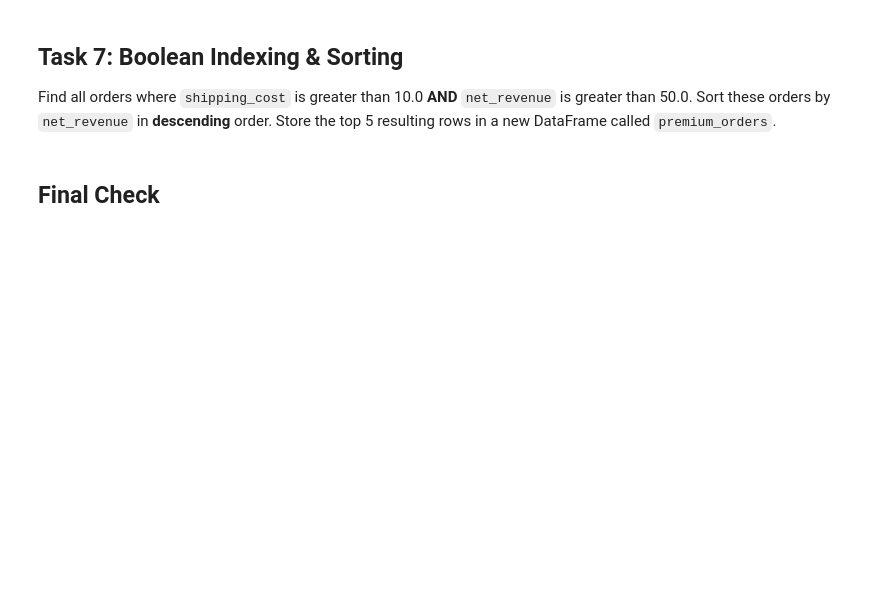
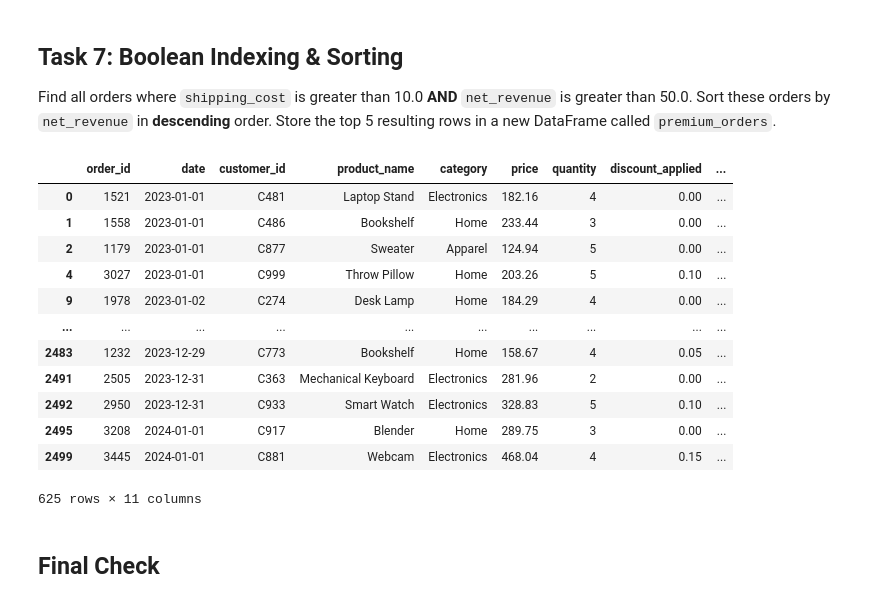
Before and after one commit to sst-cs/dst-assignment-2, a Jupyter notebook: assignment.ipynb, the cells around one changed output. Cells and saved outputs as stored; diff of their text form; code cells hidden in the pictures; blank space fills up the shorter version.

```diff
--- a/assignment.ipynb
+++ b/assignment.ipynb
@@ -13,10 +13,12 @@ Generate summary statistics for numerical columns using the `.describe()` method
 Find the number of unique values in the `category` column and store it in `unique_categories_count`.
 # %%
 # TODO
-df = None
-df_shape = None
-df_describe = None
-unique_categories_count = None
+df = pd.read_csv('/content/ecommerce_sales.csv')
+df_shape = df.shape
+
+df_describe = df.describe()
+
+unique_categories_count = df['category'].nunique()
 
 print(f"Shape: {df_shape}")
 print(f"Unique categories: {unique_categories_count}")
@@ -26,9 +40,9 @@ display(df_describe)
 Identify rows that have missing values. Create a boolean mask indicating rows with any missing values and store it in `has_missing`.
 Fill any missing values in the `discount_applied` column with `0.0`. Modify `df` in place.
 # %%
-# TODO
-has_missing = None
-# fill missing values in discount_applied here
+has_missing = df.isnull().any()
+
+df['discount_applied'] = df['discount_applied'].fillna(0)
 # %% [markdown]
 ## Task 3: NumPy Array Operations
 Extract the `price` and `quantity` columns as NumPy arrays.
@@ -42,6 +58,6 @@ print(gross_cost_array[:5])
 Create a new column in `df` called `net_revenue`.
 The formula is: `(price * quantity) * (1 - discount_applied) + shipping_cost`
 # %%
-# TODO
-# create net_revenue column here
+df['net_revenue'] = (df['price'] * df['quantity'] * (1 - df['discount_applied'])) + df['shipping_cost']
+
 df[['price', 'quantity', 'discount_applied', 'shipping_cost', 'net_revenue']].head()
@@ -68,9 +104,23 @@ Find all orders where `shipping_cost` is greater than 10.0 **AND** `net_revenue`
 Sort these orders by `net_revenue` in **descending** order.
 Store the top 5 resulting rows in a new DataFrame called `premium_orders`.
 # %%
-# TODO
-premium_orders = None
+threshold = df['net_revenue'].quantile(0.75)
+premium_orders = df[df['net_revenue'] > threshold]
 premium_orders
+# %% [output]
+|  | order_id | date | customer_id | product_name | category | price | quantity | discount_applied | ... |
+| 0 | 1521 | 2023-01-01 | C481 | Laptop Stand | Electronics | 182.16 | 4 | 0.00 | ... |
+| 1 | 1558 | 2023-01-01 | C486 | Bookshelf | Home | 233.44 | 3 | 0.00 | ... |
+| 2 | 1179 | 2023-01-01 | C877 | Sweater | Apparel | 124.94 | 5 | 0.00 | ... |
+| 4 | 3027 | 2023-01-01 | C999 | Throw Pillow | Home | 203.26 | 5 | 0.10 | ... |
+| 9 | 1978 | 2023-01-02 | C274 | Desk Lamp | Home | 184.29 | 4 | 0.00 | ... |
+| ... | ... | ... | ... | ... | ... | ... | ... | ... | ... |
+| 2483 | 1232 | 2023-12-29 | C773 | Bookshelf | Home | 158.67 | 4 | 0.05 | ... |
+| 2491 | 2505 | 2023-12-31 | C363 | Mechanical Keyboard | Electronics | 281.96 | 2 | 0.00 | ... |
+| 2492 | 2950 | 2023-12-31 | C933 | Smart Watch | Electronics | 328.83 | 5 | 0.10 | ... |
+| 2495 | 3208 | 2024-01-01 | C917 | Blender | Home | 289.75 | 3 | 0.00 | ... |
+| 2499 | 3445 | 2024-01-01 | C881 | Webcam | Electronics | 468.04 | 4 | 0.15 | ... |
+625 rows × 11 columns
 # %% [markdown]
 ## Final Check
 # %%
```
Also changed, not shown: parts of 6 cells of this notebook.
